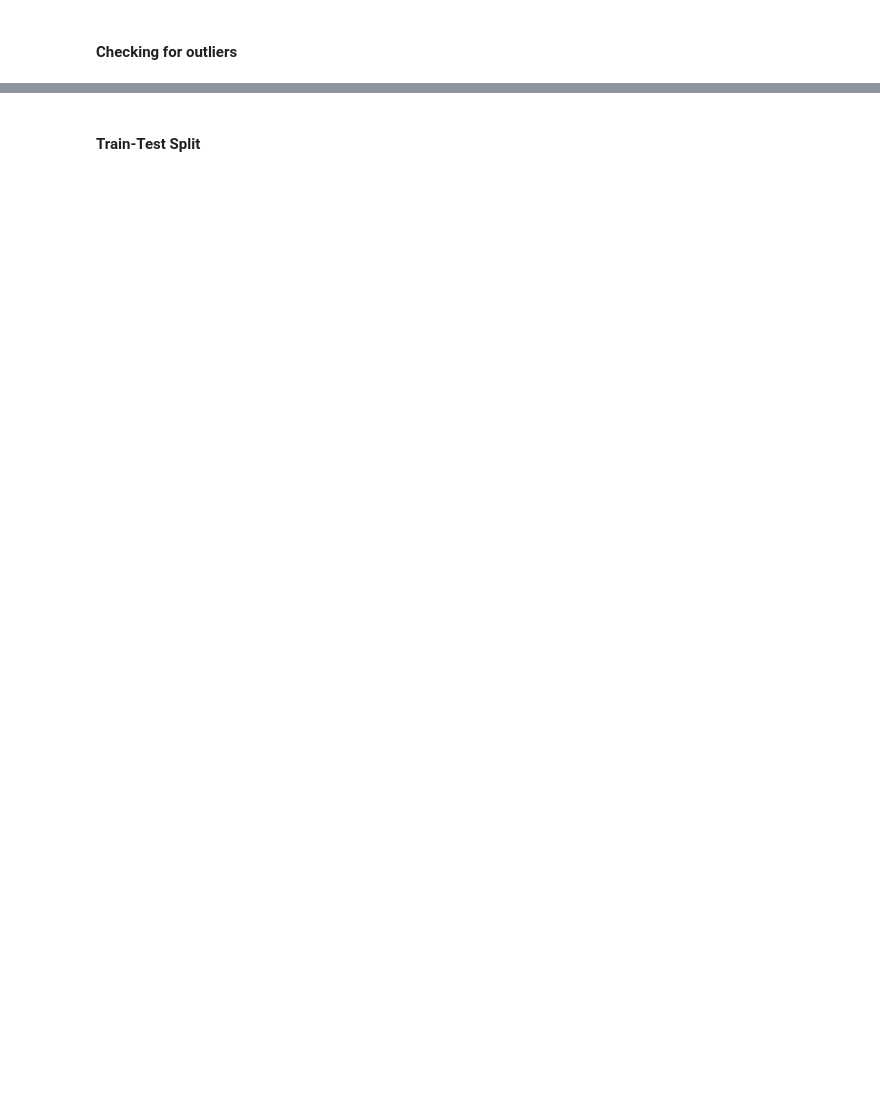
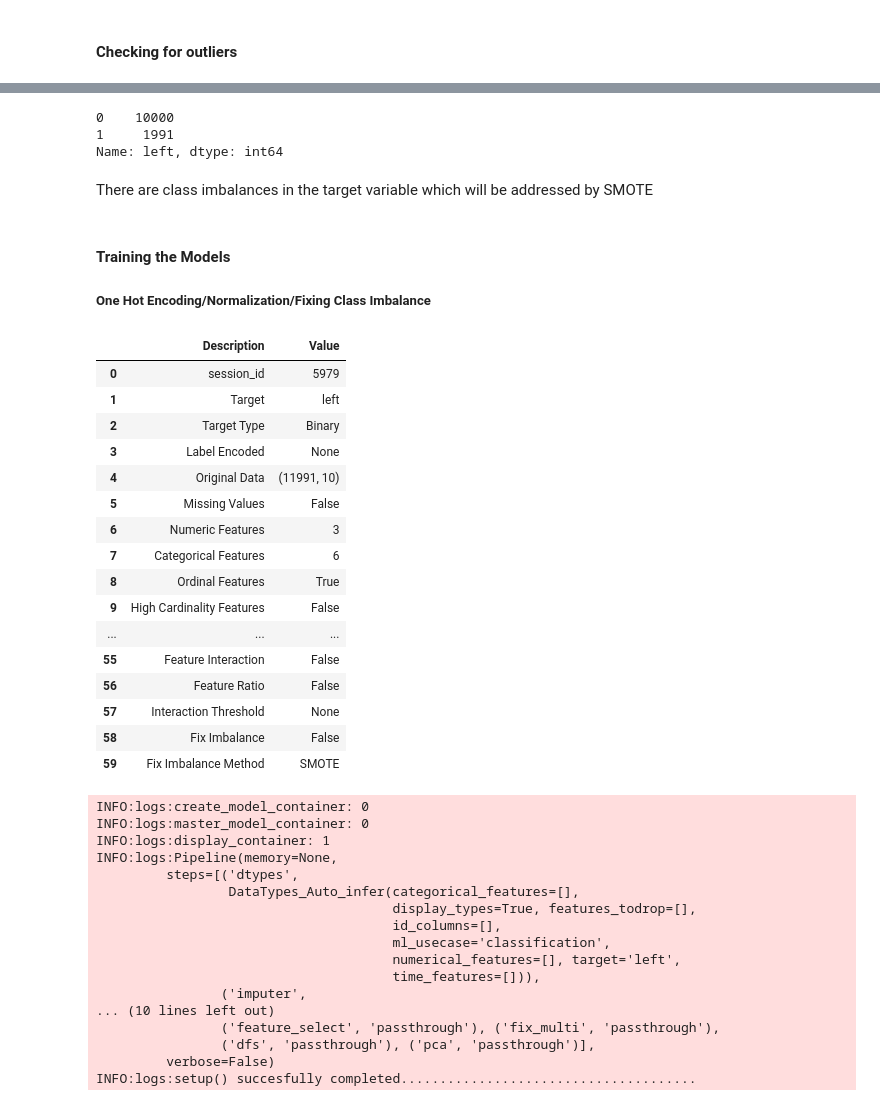
Before and after one commit to VivianKingasia/Employee-Turnover-Project, a Jupyter notebook: Employee Turnover Prediction Model.ipynb, the cells around one changed output, grey strips where cells are left out. Saved outputs shown, nothing was run; the diff lists cells and outputs as text; code cells hidden in the pictures; blank space fills up the shorter version.

Commit message:
Modeling

```diff
--- a/Employee Turnover Prediction Model.ipynb
+++ b/Employee Turnover Prediction Model.ipynb
@@ -402,2 +374,52 @@ for col in data[columns]:
+# %%
+# Checking for class imbalance
+
+data.left.value_counts()
+# %% [output]
+0    10000
+1     1991
+Name: left, dtype: int64
+# %% [markdown]
+There are class imbalances in the target variable which will be addressed by SMOTE
+# %% [markdown]
+#### Training the Models
+##### One Hot Encoding/Normalization/Fixing Class Imbalance
 # %%
-clf1 = setup(data = data, target = 'left', normalize = True)
+# conducting ordinal encoding
+
+clf1 = setup(data = data, target = 'left', ordinal_features = {'salary' : ['low', 'medium', 'high']}, normalize = True, fix_imbalance = True)
+# %% [output]
+|  | Description | Value |
+| 0 | session_id | 5979 |
+| 1 | Target | left |
+| 2 | Target Type | Binary |
+| 3 | Label Encoded | None |
+| 4 | Original Data | (11991, 10) |
+| 5 | Missing Values | False |
+| 6 | Numeric Features | 3 |
+| 7 | Categorical Features | 6 |
+| 8 | Ordinal Features | True |
+| 9 | High Cardinality Features | False |
+| ... | ... | ... |
+| 55 | Feature Interaction | False |
+| 56 | Feature Ratio | False |
+| 57 | Interaction Threshold | None |
+| 58 | Fix Imbalance | False |
+| 59 | Fix Imbalance Method | SMOTE |
+INFO:logs:create_model_container: 0
+INFO:logs:master_model_container: 0
+INFO:logs:display_container: 1
+INFO:logs:Pipeline(memory=None,
+         steps=[('dtypes',
+                 DataTypes_Auto_infer(categorical_features=[],
+                                      display_types=True, features_todrop=[],
+                                      id_columns=[],
+                                      ml_usecase='classification',
+                                      numerical_features=[], target='left',
+                                      time_features=[])),
+                ('imputer',
+... (10 lines left out)
+                ('feature_select', 'passthrough'), ('fix_multi', 'passthrough'),
+                ('dfs', 'passthrough'), ('pca', 'passthrough')],
+         verbose=False)
+INFO:logs:setup() succesfully completed......................................
@@ -406,2 +425,0 @@ data.head()
-# %% [markdown]
-#### Train-Test Split
```
Also changed, not shown: parts of 16 cells of this notebook.
